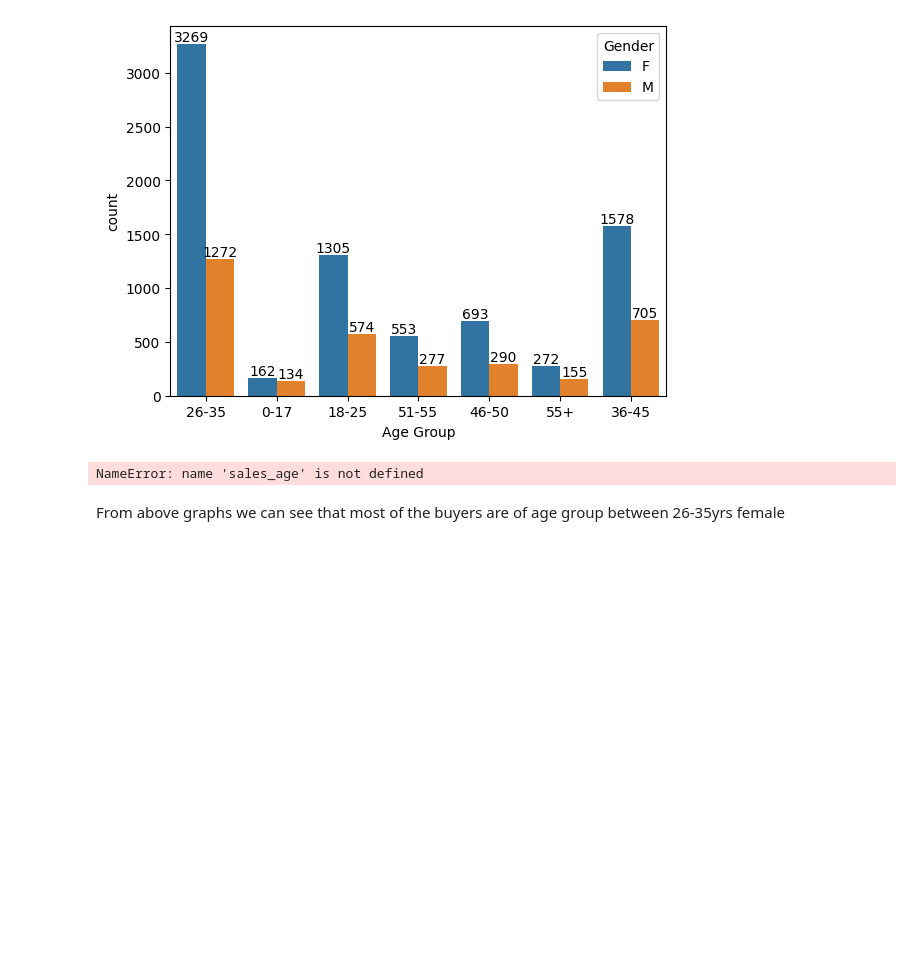
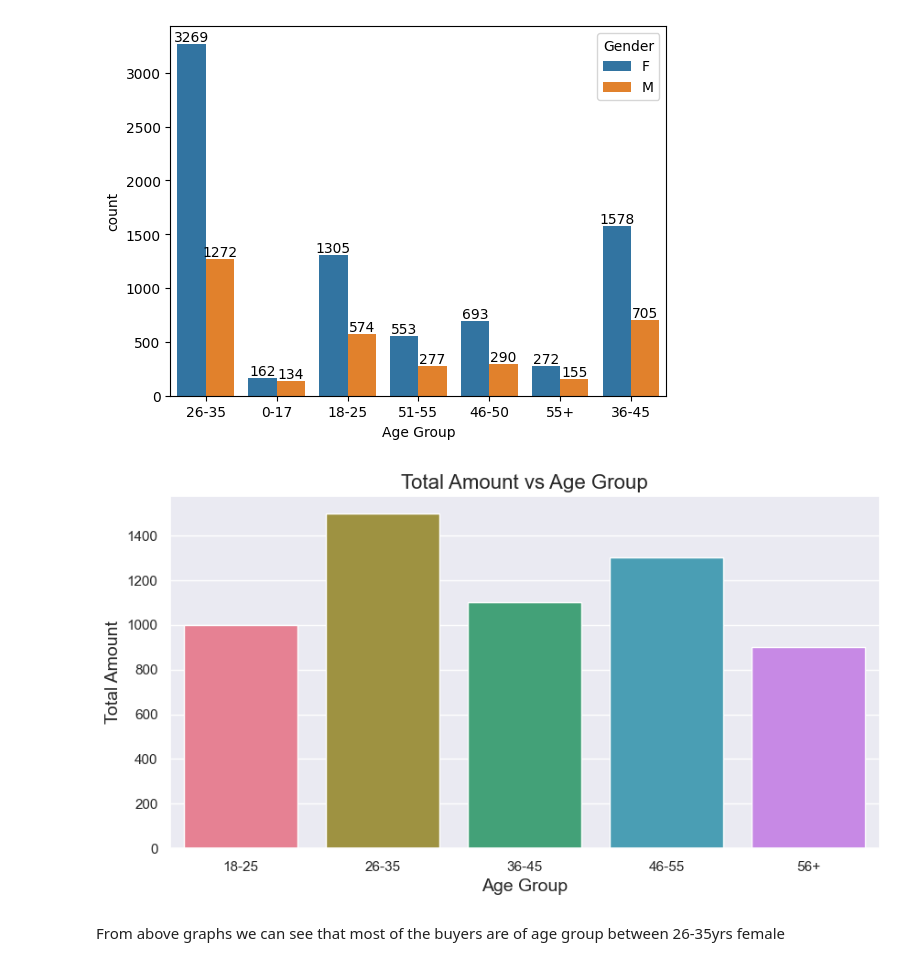
Before and after one commit to iamsahilkumar/Diwali-Sales, a Jupyter notebook: Diwali_Sales_Analysis.ipynb, the cells around one changed output. Drawn from its saved outputs; the diff is of its cells as text; code cells hidden in the pictures; blank space fills up the shorter version.

```diff
--- a/Diwali_Sales_Analysis.ipynb
+++ b/Diwali_Sales_Analysis.ipynb
@@ -170,23 +170,26 @@ for bars in ax.containers:
 # %% [output]
 [figure]
 # %%
-import seaborn as sns
-import matplotlib.pyplot as plt
+# Assuming df and sales_age are defined correctly
+data = {
+    "Age Group": ["18-25", "26-35", "36-45", "46-55", "56+"],
+    "Amount": [1000, 1500, 1100, 1300, 900]
+}
 
-# Assuming df and sales_age are defined as in your code
+sales_age = pd.DataFrame(data)
 
 # Define a color palette
 colors = sns.color_palette("husl", n_colors=len(sales_age))
 
 # Plotting
 sns.set(rc={'figure.figsize':(10,5)})
 sns.barplot(x="Age Group", y='Amount', data=sales_age, palette=colors)
 plt.xlabel("Age Group", fontsize=14)
 plt.ylabel("Total Amount", fontsize=14)
 plt.title("Total Amount vs Age Group", fontsize=16)
 plt.show()
 # %% [output]
-NameError: name 'sales_age' is not defined
+[figure, added]
 # %% [markdown]
 From above graphs we can see that most of the buyers are of age group between 26-35yrs female
 # %%
```
Also changed, not shown: parts of 17 cells of this notebook.
